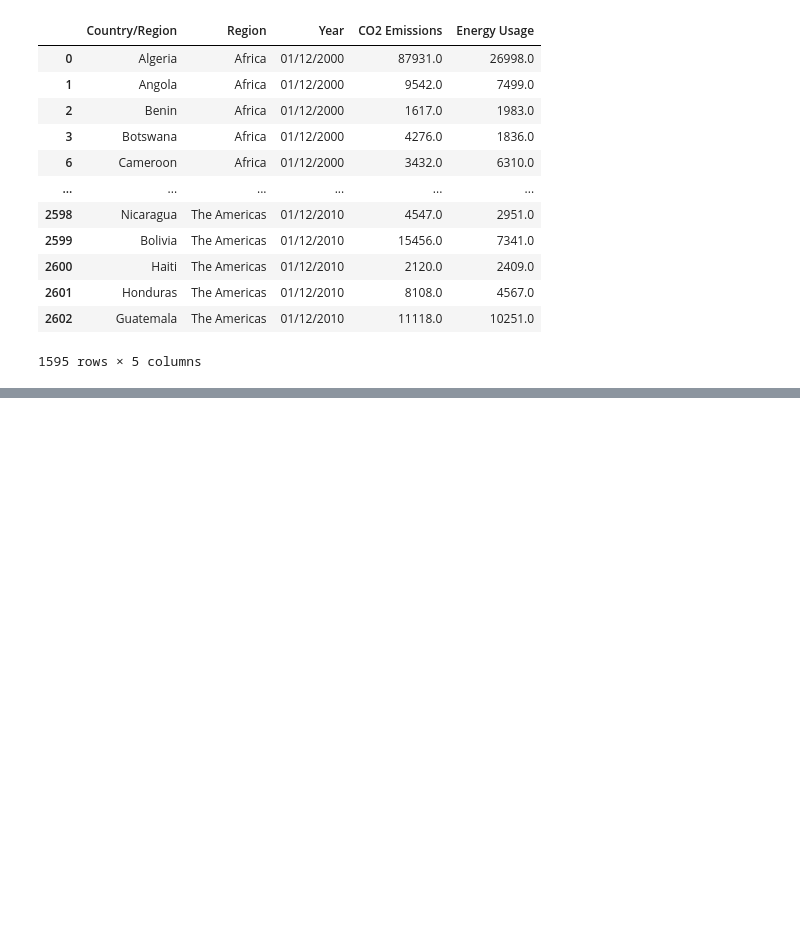
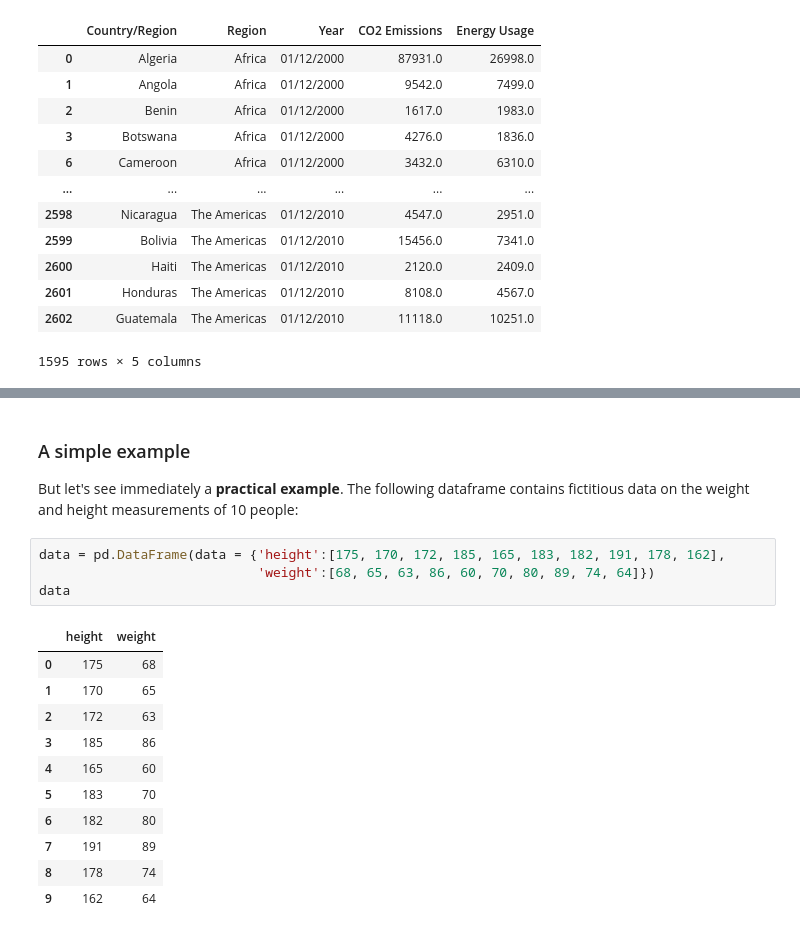
Before and after one commit to JungleKiosk/py_Global_Energy, a Jupyter notebook: py_Global_NRG.ipynb, the cells around one changed output, grey strips where cells are left out. Drawn from its saved outputs; the diff is of its cells as text; blank space fills up the shorter version.

```diff
--- a/py_Global_NRG.ipynb
+++ b/py_Global_NRG.ipynb
@@ -269,0 +278,20 @@ df_reg
+# %% [markdown]
+### A simple example
+
+But let's see immediately a **practical example**. The following dataframe contains fictitious data on the weight and height measurements of 10 people:
+# %%
+data = pd.DataFrame(data = {'height':[175, 170, 172, 185, 165, 183, 182, 191, 178, 162],
+                            'weight':[68, 65, 63, 86, 60, 70, 80, 89, 74, 64]})
+data
+# %% [output]
+|  | height | weight |
+| 0 | 175 | 68 |
+| 1 | 170 | 65 |
+| 2 | 172 | 63 |
+| 3 | 185 | 86 |
+| 4 | 165 | 60 |
+| 5 | 183 | 70 |
+| 6 | 182 | 80 |
+| 7 | 191 | 89 |
+| 8 | 178 | 74 |
+| 9 | 162 | 64 |
```
Also changed, not shown: parts of 6 cells of this notebook.
